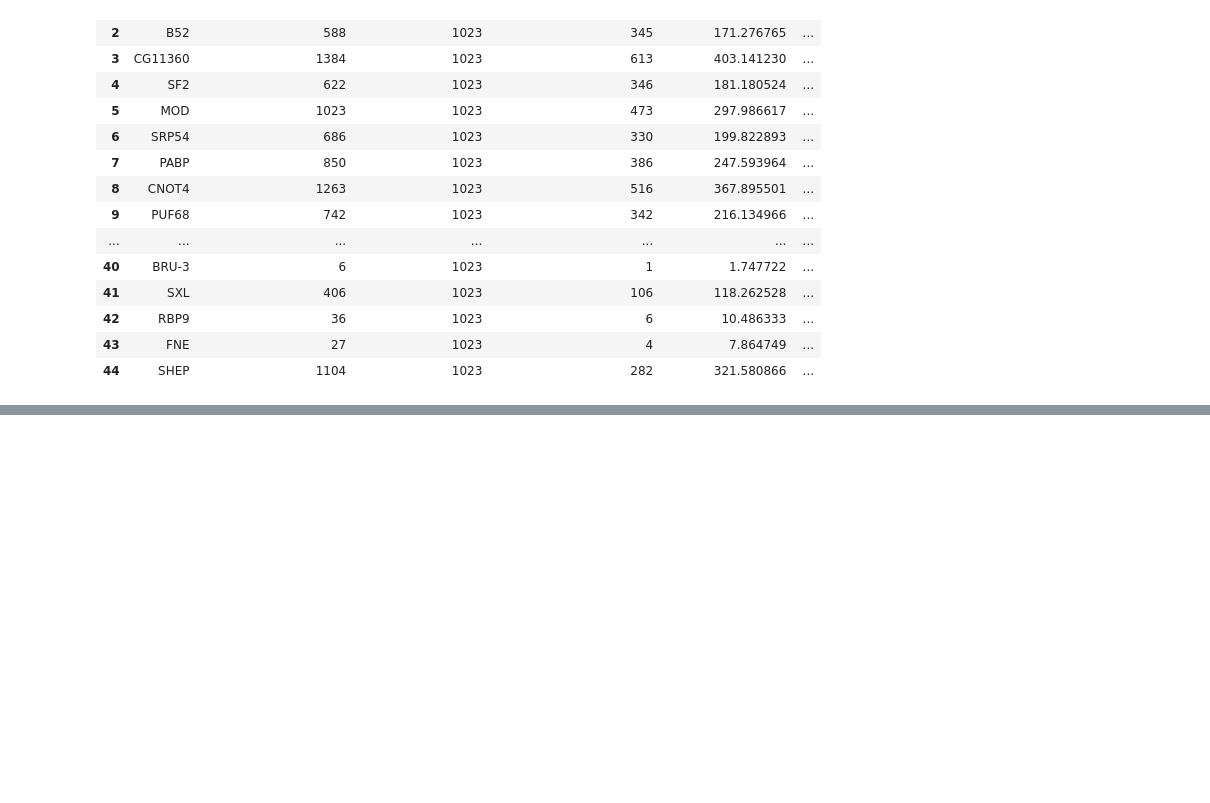
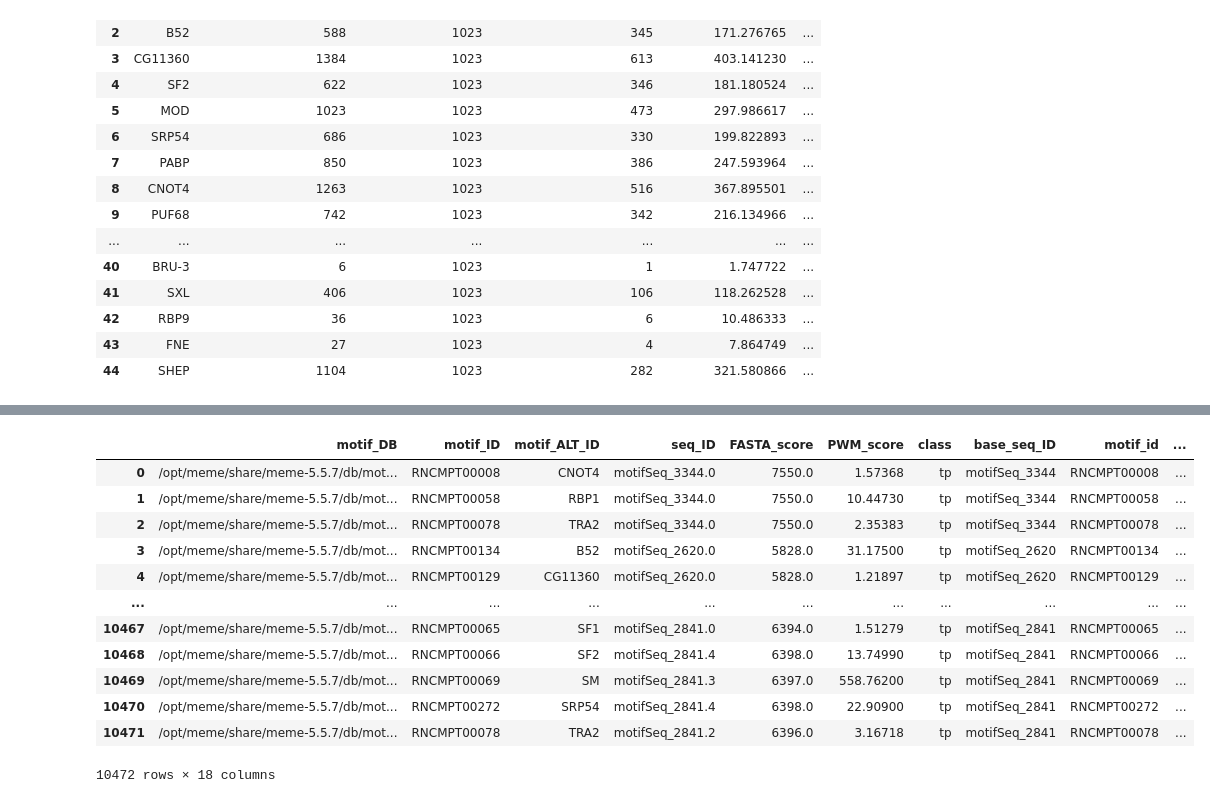
Before and after one commit to ManchesterBioinference/mRNA_LLM, a Jupyter notebook: notebooks/explorativeJupyterNotebooks/exploreRNP4F.ipynb, the cells around one changed output, grey strips where cells are left out. Saved outputs shown, nothing was run; the diff lists cells and outputs as text; code cells hidden in the pictures; blank space fills up the shorter version.

```diff
--- a/notebooks/explorativeJupyterNotebooks/exploreRNP4F.ipynb
+++ b/notebooks/explorativeJupyterNotebooks/exploreRNP4F.ipynb
@@ -555,0 +689,23 @@ hypergeom_df
+# %%
+filtDF = pd.DataFrame(columns=merged.columns)
+for i in range(rbpOfInt.shape[0]):
+    tmpDF = merged[merged['base_seq_ID'] == rbpOfInt.iloc[i]['base_seq_ID']]
+    # check if the start and stop positions in the tmpDF overlap with the RBP of interest start and stop positions, if they do, remove that row from the tmpDF
+    tmpDF = tmpDF[~((tmpDF['seq_ID'] == rbpOfInt.iloc[i]['seq_ID']) & (tmpDF['start'] >= rbpOfInt.iloc[i]['start']) & (tmpDF['start'] < rbpOfInt.iloc[i]['stop'])) & ~((tmpDF['seq_ID'] == rbpOfInt.iloc[i]['seq_ID']) &(tmpDF['stop'] > rbpOfInt.iloc[i]['start']) & (tmpDF['stop'] <= rbpOfInt.iloc[i]['stop'])) & ~((tmpDF['seq_ID'] == rbpOfInt.iloc[i]['seq_ID']) &(tmpDF['start'] <= rbpOfInt.iloc[i]['start']) & (tmpDF['stop'] >= rbpOfInt.iloc[i]['stop']))]
+    filtDF = pd.concat([filtDF, tmpDF], ignore_index=True)
+# %%
+filtDF
+# %% [output]
+|  | motif_DB | motif_ID | motif_ALT_ID | seq_ID | FASTA_score | PWM_score | class | base_seq_ID | motif_id | ... |
+| 0 | /opt/meme/share/meme-5.5.7/db/mot... | RNCMPT00008 | CNOT4 | motifSeq_3344.0 | 7550.0 | 1.57368 | tp | motifSeq_3344 | RNCMPT00008 | ... |
+| 1 | /opt/meme/share/meme-5.5.7/db/mot... | RNCMPT00058 | RBP1 | motifSeq_3344.0 | 7550.0 | 10.44730 | tp | motifSeq_3344 | RNCMPT00058 | ... |
+| 2 | /opt/meme/share/meme-5.5.7/db/mot... | RNCMPT00078 | TRA2 | motifSeq_3344.0 | 7550.0 | 2.35383 | tp | motifSeq_3344 | RNCMPT00078 | ... |
+| 3 | /opt/meme/share/meme-5.5.7/db/mot... | RNCMPT00134 | B52 | motifSeq_2620.0 | 5828.0 | 31.17500 | tp | motifSeq_2620 | RNCMPT00134 | ... |
+| 4 | /opt/meme/share/meme-5.5.7/db/mot... | RNCMPT00129 | CG11360 | motifSeq_2620.0 | 5828.0 | 1.21897 | tp | motifSeq_2620 | RNCMPT00129 | ... |
+| ... | ... | ... | ... | ... | ... | ... | ... | ... | ... | ... |
+| 10467 | /opt/meme/share/meme-5.5.7/db/mot... | RNCMPT00065 | SF1 | motifSeq_2841.0 | 6394.0 | 1.51279 | tp | motifSeq_2841 | RNCMPT00065 | ... |
+| 10468 | /opt/meme/share/meme-5.5.7/db/mot... | RNCMPT00066 | SF2 | motifSeq_2841.4 | 6398.0 | 13.74990 | tp | motifSeq_2841 | RNCMPT00066 | ... |
+| 10469 | /opt/meme/share/meme-5.5.7/db/mot... | RNCMPT00069 | SM | motifSeq_2841.3 | 6397.0 | 558.76200 | tp | motifSeq_2841 | RNCMPT00069 | ... |
+| 10470 | /opt/meme/share/meme-5.5.7/db/mot... | RNCMPT00272 | SRP54 | motifSeq_2841.4 | 6398.0 | 22.90900 | tp | motifSeq_2841 | RNCMPT00272 | ... |
+| 10471 | /opt/meme/share/meme-5.5.7/db/mot... | RNCMPT00078 | TRA2 | motifSeq_2841.2 | 6396.0 | 3.16718 | tp | motifSeq_2841 | RNCMPT00078 | ... |
+10472 rows × 18 columns
```
Also changed, not shown: parts of 19 cells of this notebook, 12 other files.
